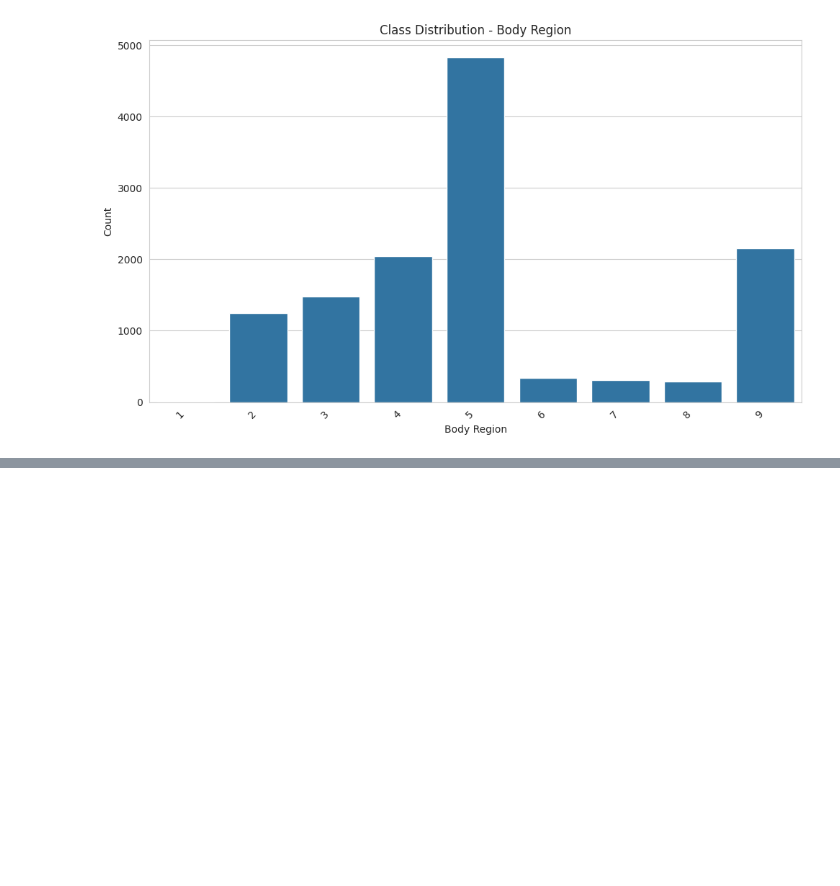
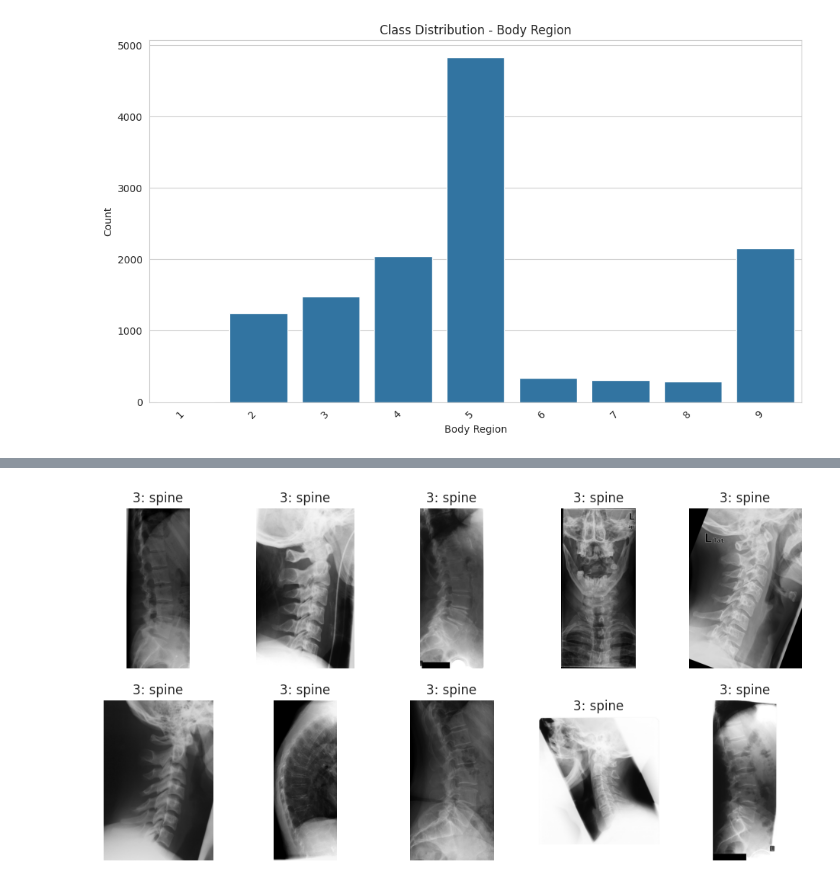
Before and after one commit to niklasbuehler/one-million-radiographs, a Jupyter notebook: notebooks/IRMA/irma.ipynb, the cells around one changed output, grey strips where cells are left out. Saved outputs shown, nothing was run; the diff lists cells and outputs as text; code cells hidden in the pictures; blank space fills up the shorter version.

```diff
--- a/notebooks/IRMA/irma.ipynb
+++ b/notebooks/IRMA/irma.ipynb
@@ -107,0 +110,6 @@ show_sample_images(filtered_dataset)
+# %%
+filtered_dataset = dataset.df[dataset.df["Body Region Label"] == 3]
+
+show_sample_images(filtered_dataset)
+# %% [output]
+[figure, added]
```
Also changed, not shown: parts of 12 cells of this notebook, 11 other files.
